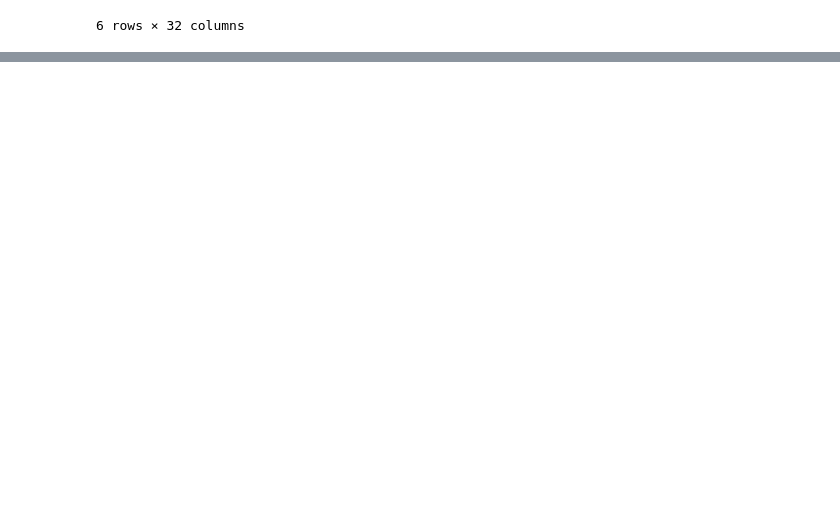
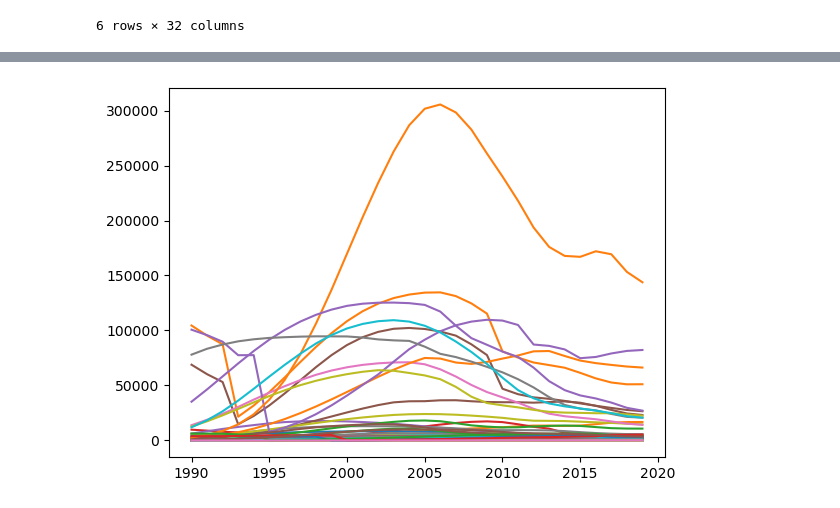
Before and after one commit to apanthari/project_1_group, a Jupyter notebook: exploration.ipynb, the cells around one changed output, grey strips where cells are left out. Cells and saved outputs as stored; diff of their text form; code cells hidden in the pictures; blank space fills up the shorter version.

```diff
--- a/exploration.ipynb
+++ b/exploration.ipynb
@@ -479,0 +415,9 @@ na_outlier[['Country/Territory', 'Conflict and Terrorism']].head()
+# %%
+#africa analysis
+africa = cause_death[cause_death['Continent'] == 'Africa']
+
+algeria = africa[africa['Country/Territory'] == 'Algeria']
+angola = africa[africa['Country/Territory'] == 'Angola']
+
+plt.plot(africa['Year'][:30], algeria['HIV/AIDS'])
+plt.plot(africa['Year'][:30], angola['HIV/AIDS'])
@@ -479,0 +447,7 @@ na_outlier[['Country/Territory', 'Conflict and Terrorism']].head()
+# %%
+handles = []
+for country in africa['Country/Territory'].unique().tolist():
+    #print(country)
+    plt.plot(africa['Year'][:30], africa[africa['Country/Territory'] == country]['HIV/AIDS'])
+# %% [output]
+[figure, added]
```
Also changed, not shown: parts of 25 cells of this notebook, 8 other files.
